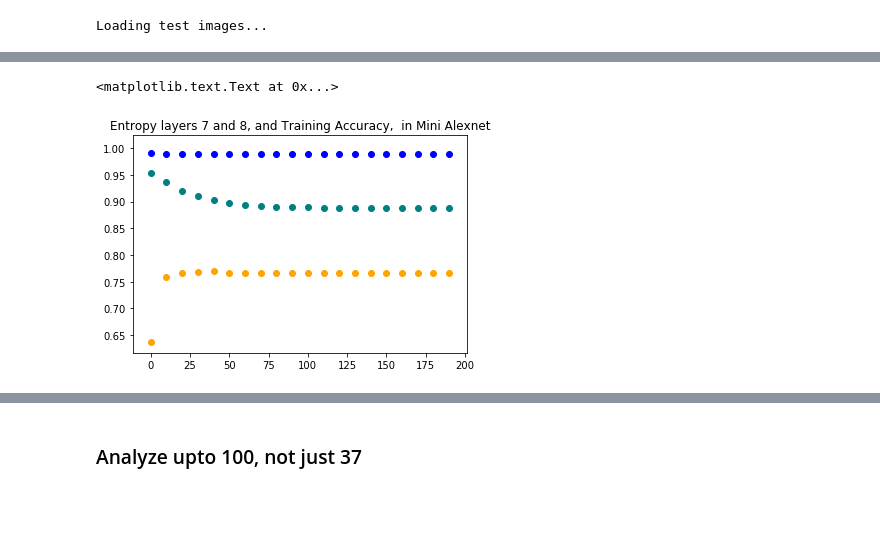
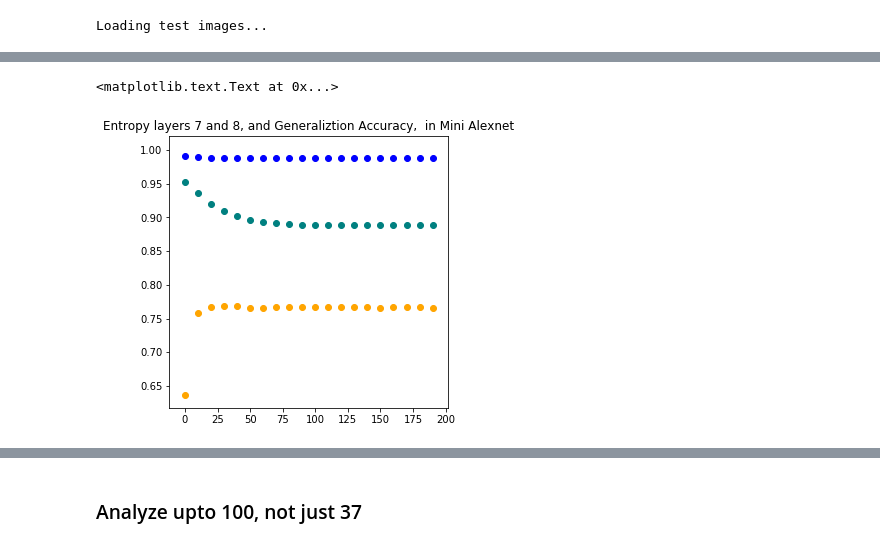
Before and after one commit to CalculatedContent/DLGeneralization, a Jupyter notebook: Mini Alexnet/AlexNet-Entropy-and-RMT-Analysis.ipynb, the cells around one changed output, grey strips where cells are left out. Cells and saved outputs as stored; diff of their text form; code cells hidden in the pictures; blank space fills up the shorter version.

```diff
--- a/Mini Alexnet/AlexNet-Entropy-and-RMT-Analysis.ipynb
+++ b/Mini Alexnet/AlexNet-Entropy-and-RMT-Analysis.ipynb
@@ -387,12 +379,15 @@ for epoch in epochs1000[0:20]:
+# %%
+import matplotlib.pylab as pylab
+pylab.rcParams['figure.figsize'] = 5,5
 # %%
 plt.scatter(epochs1000[0:20], entropies_w7[0:20], color='blue')
 plt.scatter(epochs1000[0:20], entropies_w8[0:20], color='teal')
 plt.scatter(epochs1000[0:20], gen_accs[0:20], color='orange')
 
-plt.title("Entropy layers 7 and 8, and Training Accuracy,  in Mini Alexnet")
+plt.title("Entropy layers 7 and 8, and Generaliztion Accuracy,  in Mini Alexnet")
 # %% [output]
 <matplotlib.text.Text at 0x...>
-[figure, old version]
+[figure, new version]
 # %%
 !ls weights/alexnet.b16.id*.e35.h5
 # %% [output]
```
Also changed, not shown: parts of 43 cells of this notebook, 4 other files.
